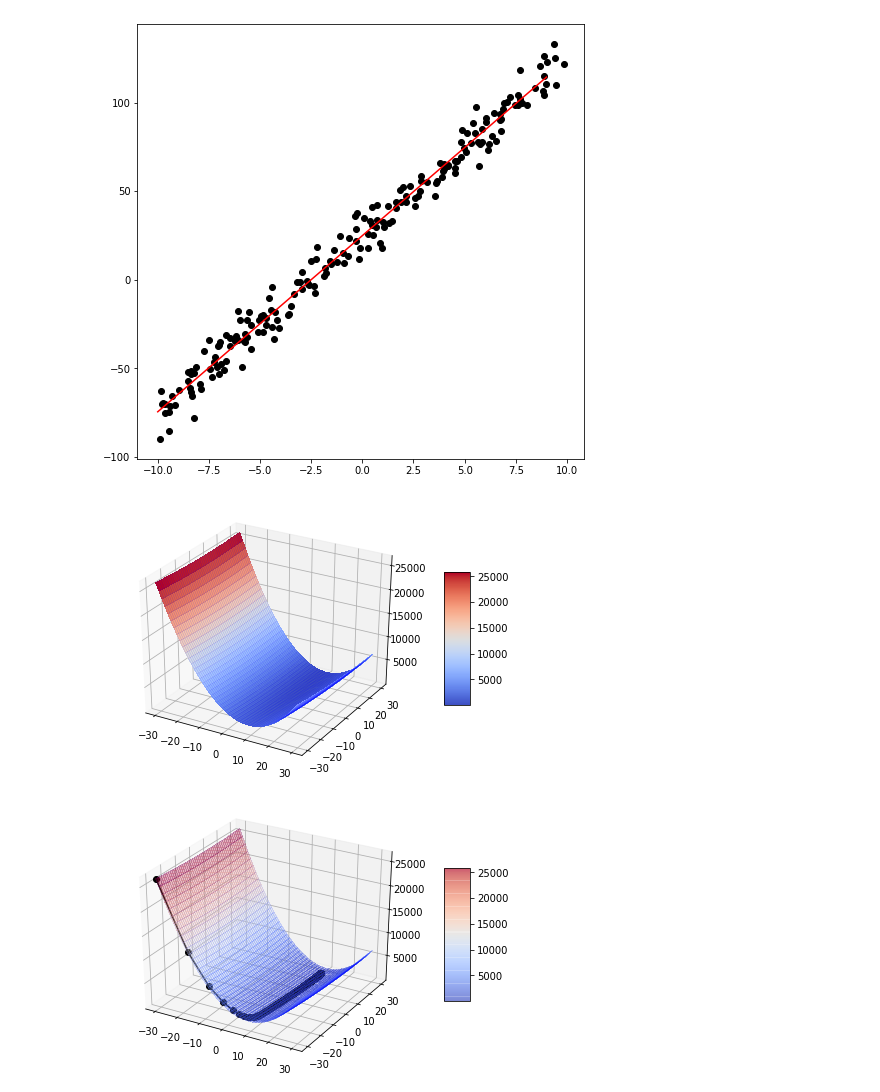
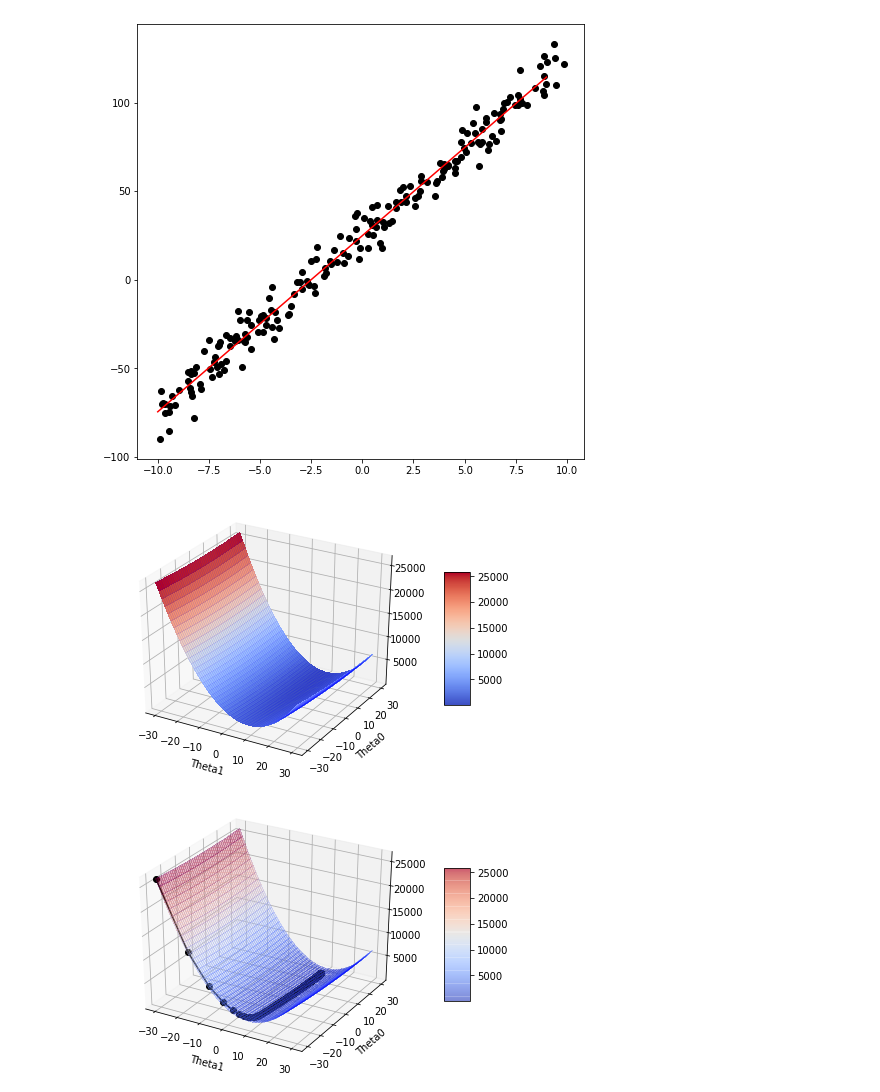
Before and after one commit to susanna1221/MachineLearningHW, a Jupyter notebook: MachieLearning2.ipynb, the cells around one changed output. Drawn from its saved outputs; the diff is of its cells as text; code cells hidden in the pictures.

```diff
--- a/MachieLearning2.ipynb
+++ b/MachieLearning2.ipynb
@@ -42,6 +42,8 @@ def compute_theta(theta, data_x, data_y, num):
 def draw_J(theta0range, theta1range, x, y):
   fig = plt.figure()
   ax = fig.gca(projection='3d')
+  ax.set_xlabel("Theta1")
+  ax.set_ylabel("Theta0")
 
   X=np.arange(theta0range[0],theta0range[1],theta0range[2])
   Y=np.arange(theta1range[0],theta1range[1],theta1range[2])
@@ -71,6 +73,8 @@ def draw_GD(theta_history, J_history, theta0range, theta1range, x_data, y_data):
 
   fig = plt.figure()
   ax = fig.gca(projection='3d')
+  ax.set_xlabel("Theta1")
+  ax.set_ylabel("Theta0")
 
   X=np.arange(theta0range[0],theta0range[1],theta0range[2])
   Y=np.arange(theta1range[0],theta1range[1],theta1range[2])
@@ -119,32 +123,33 @@ plt.figure(figsize=(8, 8))
 plt.scatter(x_data, y_data, c='black')
 plt.show()
 
 
 #y = Theta0 + Theta1 * x
 theta=[-30, -30]
 alpha=0.01
 num=3000
 
 theta, theta_h, cost_h = compute_theta(theta, x_data, y_data, num)
 
 
+
 plt.figure(figsize=(8, 8))
 plt.scatter(x_data, y_data, c='black')
 w = range(-10, 10)
 q = [theta[1]*v+theta[0] for v in w]
 plt.plot(w, q, c='red')
 plt.show()
 
 #cost 함수의 범위 : [시작값, 끝값, 증가값]
 theta0range=[-30, 30, 0.1]
 theta1range=[-30, 30, 0.1]
 
 fig = draw_J(theta0range, theta1range, x_data, y_data)
 fig.show()
 fig2 = draw_GD(theta_h, cost_h, theta0range, theta1range, x_data, y_data)
 fig2.show()
 # %% [output]
 [figure]
 [figure]
-[figure, old version]
+[figure, new version]
-[figure, old version]
+[figure, new version]
```
